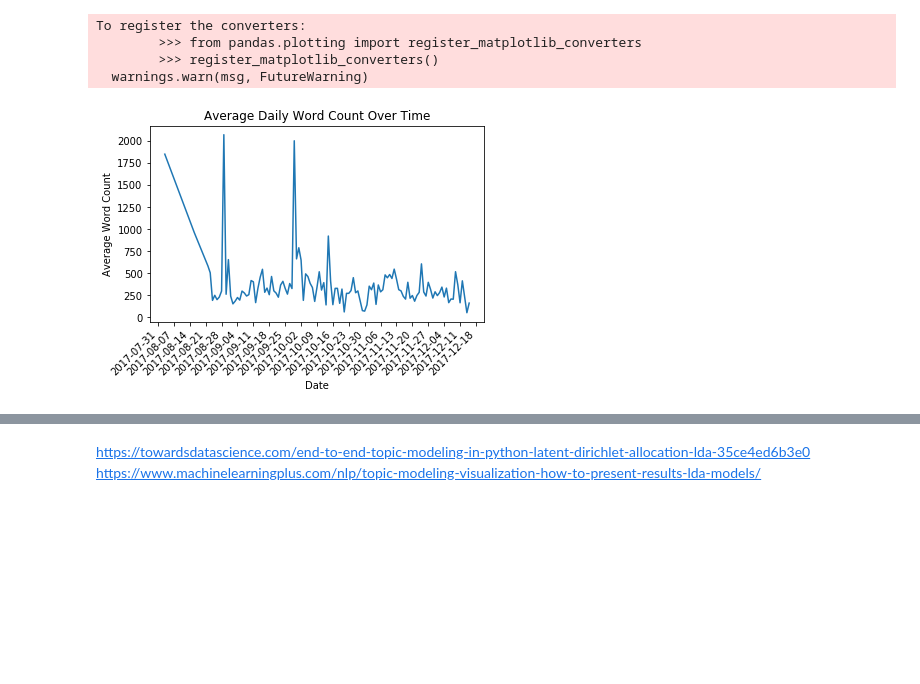
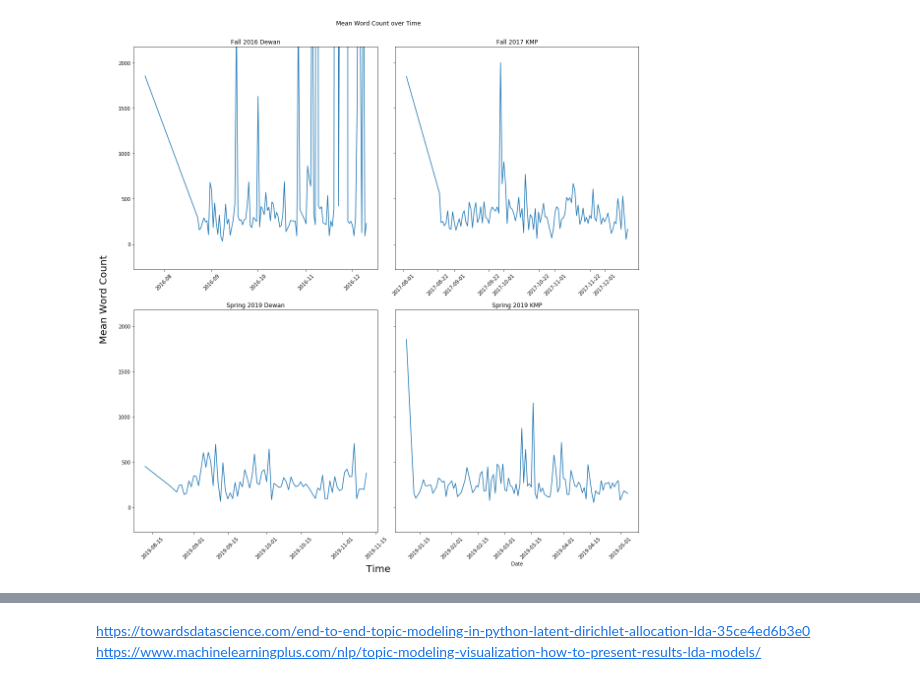
Before and after one commit to akan72/PiazzaTextualAnalysis, a Jupyter notebook: piazzatextualanalysis/data_analysis.ipynb, the cells around one changed output, grey strips where cells are left out. Cells and saved outputs as stored; diff of their text form; code cells hidden in the pictures; blank space fills up the shorter version.

```diff
--- a/piazzatextualanalysis/data_analysis.ipynb
+++ b/piazzatextualanalysis/data_analysis.ipynb
@@ -231,39 +195,32 @@ plt.show()
-# %%
-# TODO: Average word count over time for each class
-def sorted_word_count(df):
-    df = df.copy()
-    df['created'] = df['created'].dt.date
-
-    return (df[['created', 'word_count']]
-     .groupby('created')
-     .agg('mean')
-     .reset_index()
-     .sort_values(by='created'))
-
-sorted_word_counts = [sorted_word_count(df) for df in all_dfs]
-# %%
-import matplotlib.dates as mdates
-
-# TODO: Do for all classes
-
-wc_1 = sorted_word_counts[1]
-weeks = mdates.WeekdayLocator(byweekday=mdates.MO)
-fig, ax = plt.subplots()
-
-ax.plot(wc_1['created'], wc_1['word_count'])
-ax.xaxis.set_major_locator(weeks)
-
-plt.gcf().autofmt_xdate()
-
-# format the coords message box
-plt.xticks(rotation=45)
-plt.ylabel("Average Word Count")
-plt.xlabel("Date")
-plt.title("Average Daily Word Count Over Time")
-plt.show()
-# %% [output]
-To register the converters:
-        >>> from pandas.plotting import register_matplotlib_converters
-        >>> register_matplotlib_converters()
-  warnings.warn(msg, FutureWarning)
-[figure, removed]
+# %%
+# Plotting mean word count over time
+sorted_word_counts = [sorted_word_count(df) for df in student_dfs]
+weeks = mdates.WeekdayLocator(byweekday=mdates.MO, interval=1)
+months = mdates.MonthLocator()
+
+fig, ax = plt.subplots(nrows=2, ncols=2, figsize=(15, 15), sharex=False, sharey=True)
+fig.suptitle("Mean Word Count over Time", y=1.025)
+
+ax = ax.flatten()
+for i in range(len(student_dfs)-1):
+    wc = sorted_word_counts[i]
+
+    y_min, y_max, stdev = min(wc['word_count']), max(wc['word_count']), np.std(wc['word_count'])
+    ax[i].set_ylim([y_min - 1.5*stdev, y_max + 1.5*stdev])
+
+    ax[i].plot(wc['created'], wc['word_count'])
+    ax[i].set_title(id_class_map[network_ids[i]])
+    ax[i].xaxis.set_minor_locator(months)
+
+    plt.sca(ax[i])
+    plt.xticks(rotation=45)
+
+fig.tight_layout()
+fig.text(0.5, -.0125, 'Time', ha='center', fontsize=20)
+fig.text(-.025, 0.5, 'Mean Word Count', va='center', rotation='vertical', fontsize=20)
+
+plt.xlabel("Date")
+plt.savefig("output/word_counts_over_time")
+plt.show()
+# %% [output]
+[figure, added]
```
Also changed, not shown: parts of 22 cells of this notebook, 4 other files.
